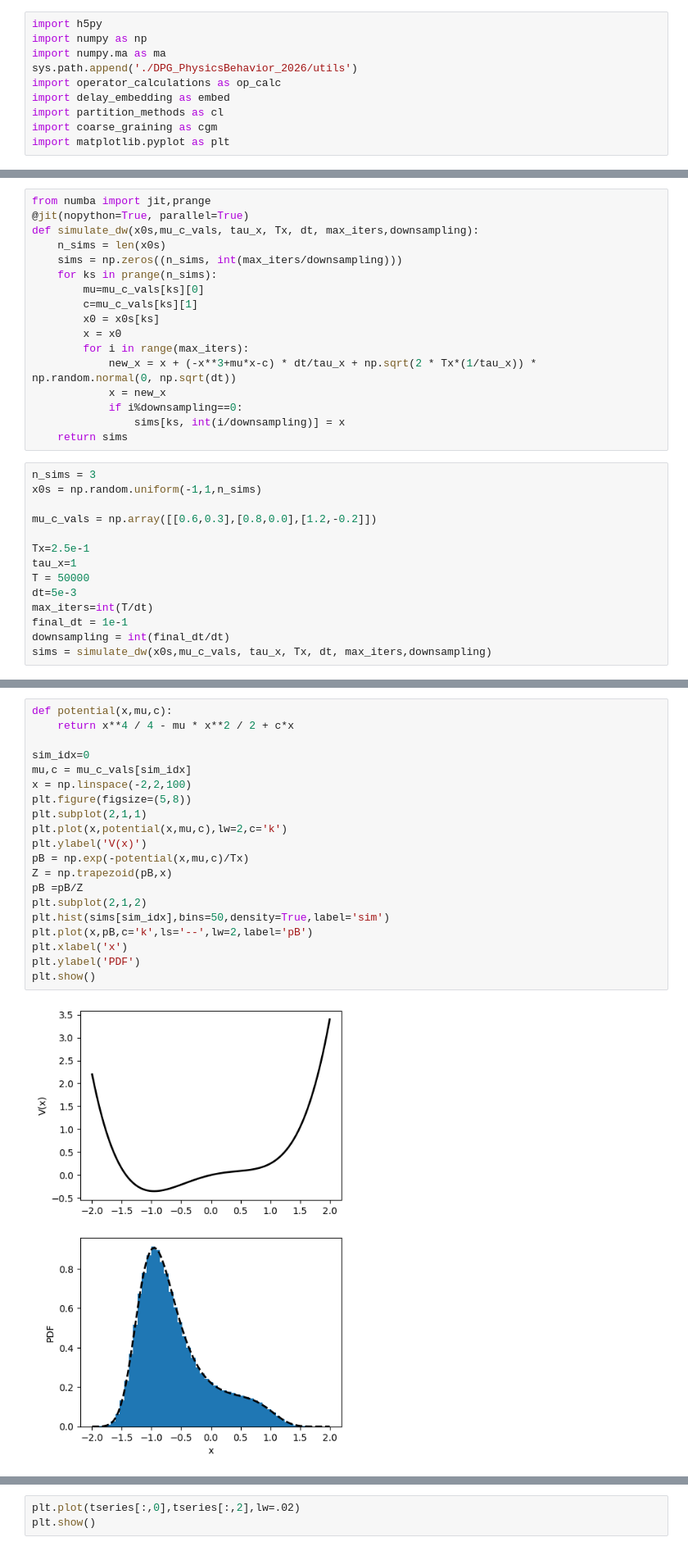
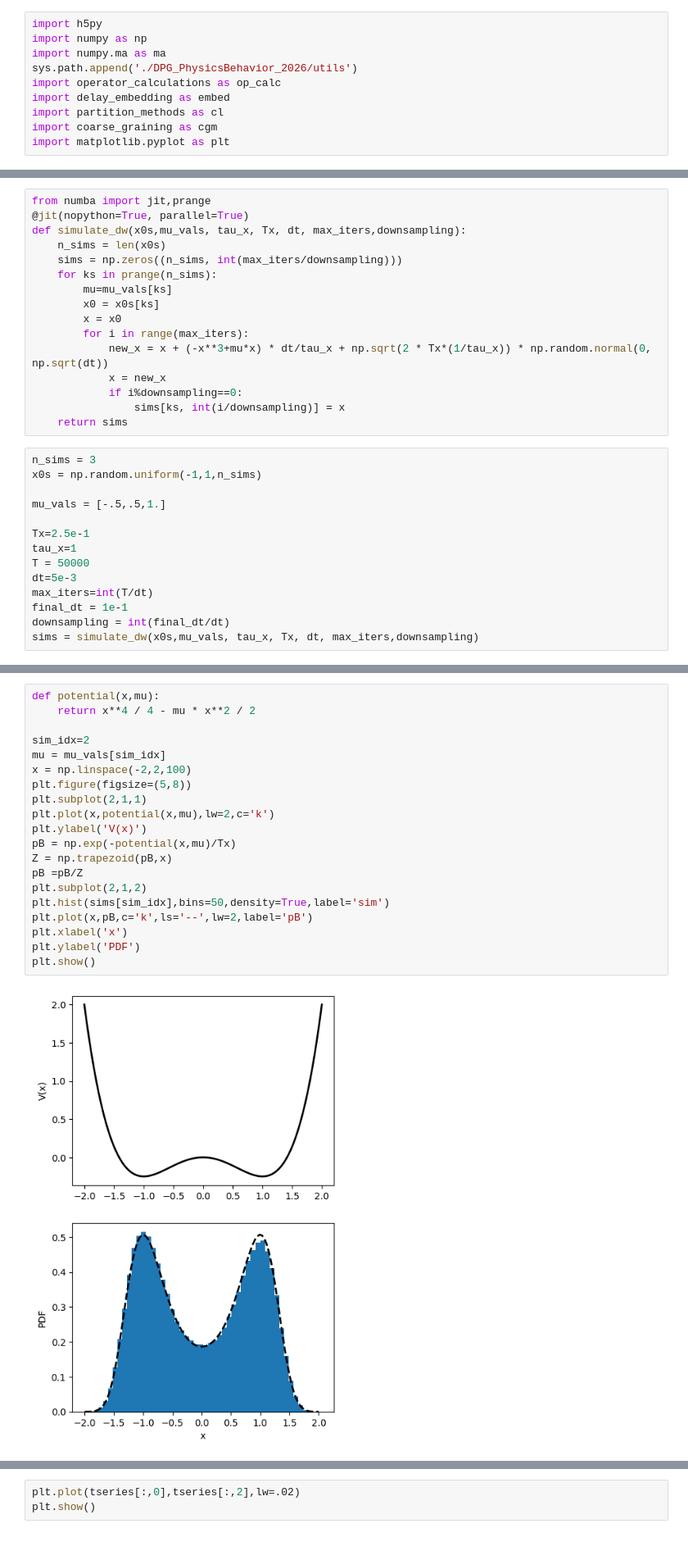
Before and after one commit to AntonioCCosta/DPG_PhysicsBehavior_2026, a Jupyter notebook: notebooks/notebook_1.ipynb, the cells around one changed output, grey strips where cells are left out. Shown at 82% size. Drawn from its saved outputs; the diff is of its cells as text.

```diff
--- a/notebooks/notebook_1.ipynb
+++ b/notebooks/notebook_1.ipynb
@@ -45,16 +62,15 @@ We will start by a simple example, for which the long-lived dynamics can be deri
 # %%
 from numba import jit,prange
 @jit(nopython=True, parallel=True)
-def simulate_dw(x0s,mu_c_vals, tau_x, Tx, dt, max_iters,downsampling):
+def simulate_dw(x0s,mu_vals, tau_x, Tx, dt, max_iters,downsampling):
     n_sims = len(x0s)
     sims = np.zeros((n_sims, int(max_iters/downsampling)))
     for ks in prange(n_sims):
-        mu=mu_c_vals[ks][0]
-        c=mu_c_vals[ks][1]
+        mu=mu_vals[ks]
         x0 = x0s[ks]
         x = x0
         for i in range(max_iters):
-            new_x = x + (-x**3+mu*x-c) * dt/tau_x + np.sqrt(2 * Tx*(1/tau_x)) * np.random.normal(0, np.sqrt(dt))
+            new_x = x + (-x**3+mu*x) * dt/tau_x + np.sqrt(2 * Tx*(1/tau_x)) * np.random.normal(0, np.sqrt(dt))
             x = new_x
             if i%downsampling==0:
                 sims[ks, int(i/downsampling)] = x
@@ -63,7 +79,7 @@ def simulate_dw(x0s,mu_c_vals, tau_x, Tx, dt, max_iters,downsampling):
 n_sims = 3
 x0s = np.random.uniform(-1,1,n_sims)
 
-mu_c_vals = np.array([[0.6,0.3],[0.8,0.0],[1.2,-0.2]])
+mu_vals = [-.5,.5,1.]
 
 Tx=2.5e-1
 tau_x=1
@@ -72,4 +88,4 @@ dt=5e-3
 max_iters=int(T/dt)
 final_dt = 1e-1
 downsampling = int(final_dt/dt)
-sims = simulate_dw(x0s,mu_c_vals, tau_x, Tx, dt, max_iters,downsampling)
+sims = simulate_dw(x0s,mu_vals, tau_x, Tx, dt, max_iters,downsampling)
@@ -76,22 +105,22 @@ sims = simulate_dw(x0s,mu_c_vals, tau_x, Tx, dt, max_iters,downsampling)
 # %%
-def potential(x,mu,c):
-    return x**4 / 4 - mu * x**2 / 2 + c*x
+def potential(x,mu):
+    return x**4 / 4 - mu * x**2 / 2
 
-sim_idx=0
-mu,c = mu_c_vals[sim_idx]
+sim_idx=2
+mu = mu_vals[sim_idx]
 x = np.linspace(-2,2,100)
 plt.figure(figsize=(5,8))
 plt.subplot(2,1,1)
-plt.plot(x,potential(x,mu,c),lw=2,c='k')
+plt.plot(x,potential(x,mu),lw=2,c='k')
 plt.ylabel('V(x)')
-pB = np.exp(-potential(x,mu,c)/Tx)
+pB = np.exp(-potential(x,mu)/Tx)
 Z = np.trapezoid(pB,x)
 pB =pB/Z
 plt.subplot(2,1,2)
 plt.hist(sims[sim_idx],bins=50,density=True,label='sim')
 plt.plot(x,pB,c='k',ls='--',lw=2,label='pB')
 plt.xlabel('x')
 plt.ylabel('PDF')
 plt.show()
 # %% [output]
-[figure, old version]
+[figure, new version]
```
Also changed, not shown: parts of 26 cells of this notebook.
